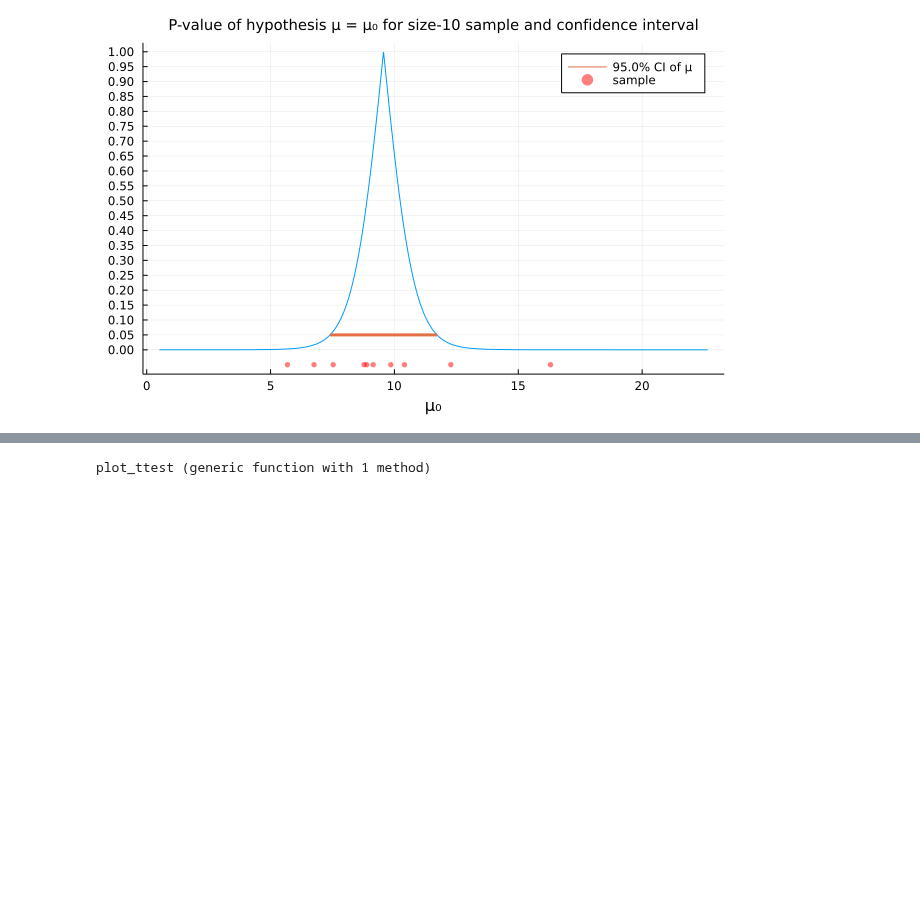
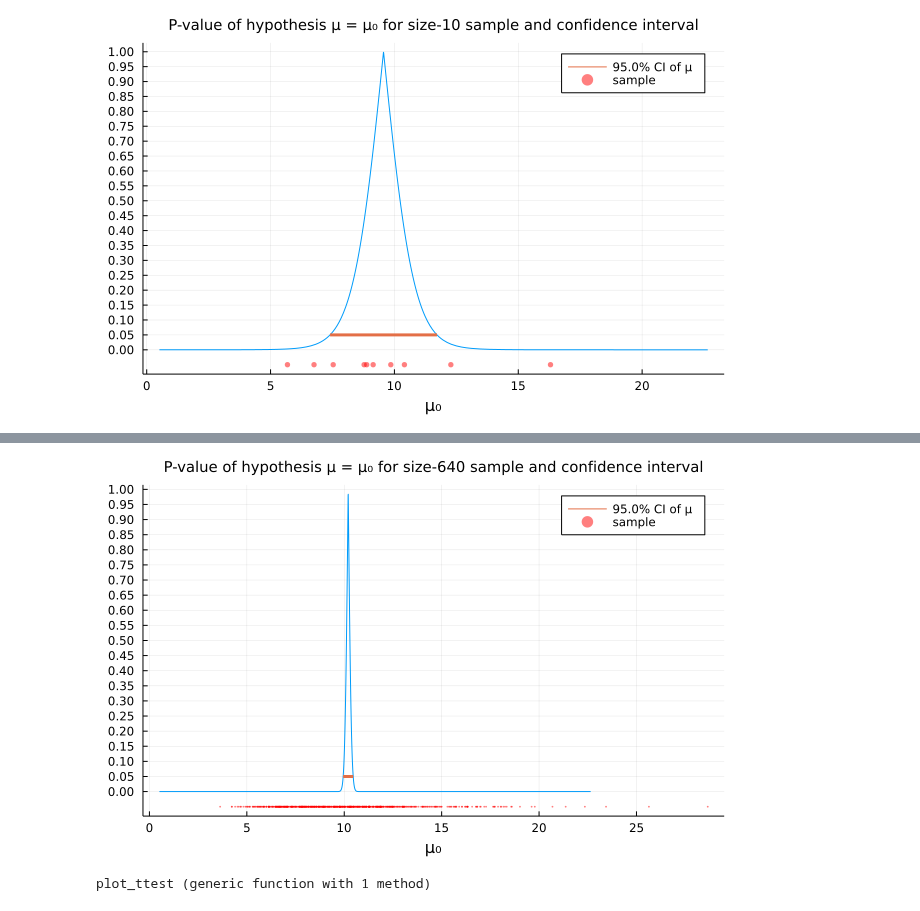
Before and after one commit to genkuroki/public, a Jupyter notebook: 0034/P-value function example and prediction distribution example.ipynb, the cells around one changed output, grey strips where cells are left out. Cells and saved outputs as stored; diff of their text form; code cells hidden in the pictures; blank space fills up the shorter version.

```diff
--- a/0034/P-value function example and prediction distribution example.ipynb
+++ b/0034/P-value function example and prediction distribution example.ipynb
@@ -125,3 +140,13 @@ title!("P-value of hypothesis μ = μ₀ for size-$m sample and confidence inter
+# %%
+α = 0.05
+
+plot(μ₀ -> pvalue(x, μ₀), a, b; label="")
+plot!(confint(x; α), fill(α, 2); label="$(100(1-α))% CI of μ", lw=3)
+scatter!(x, fill(-0.05, m); label="sample", ms=1, msc=:auto, alpha=0.5, c=:red)
+plot!(xguide="μ₀", ytick=0:0.05:1)
+title!("P-value of hypothesis μ = μ₀ for size-$m sample and confidence interval")
+# %% [output]
+[figure, added]
 # %%
 function plot_ttest(;
         dist_true = Gamma(10, 1),
```
Also changed, not shown: parts of 5 cells of this notebook, 1 other file.
